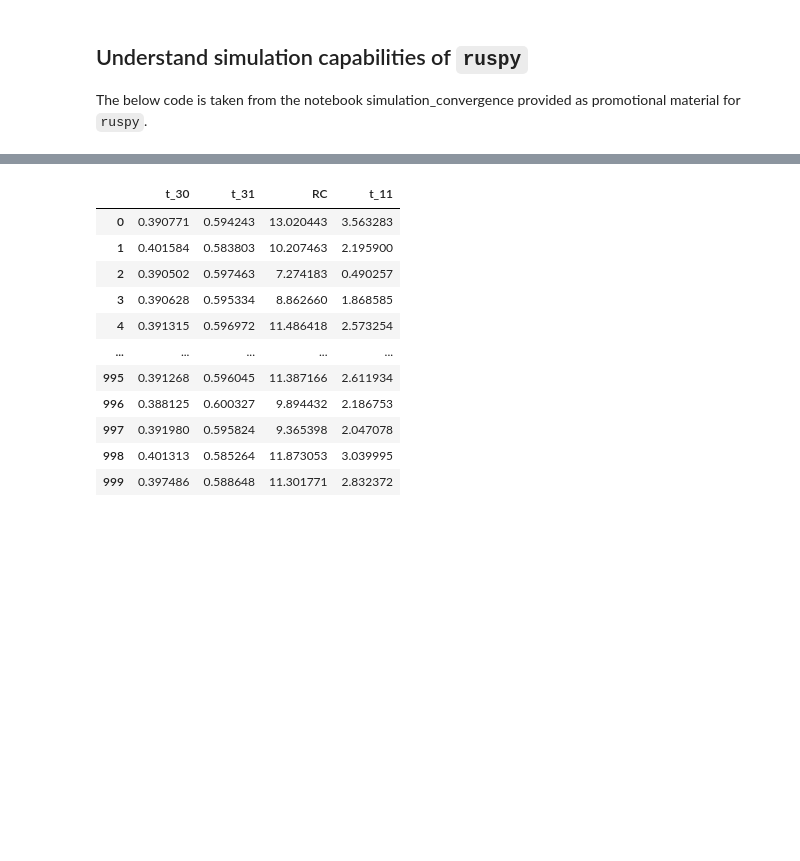
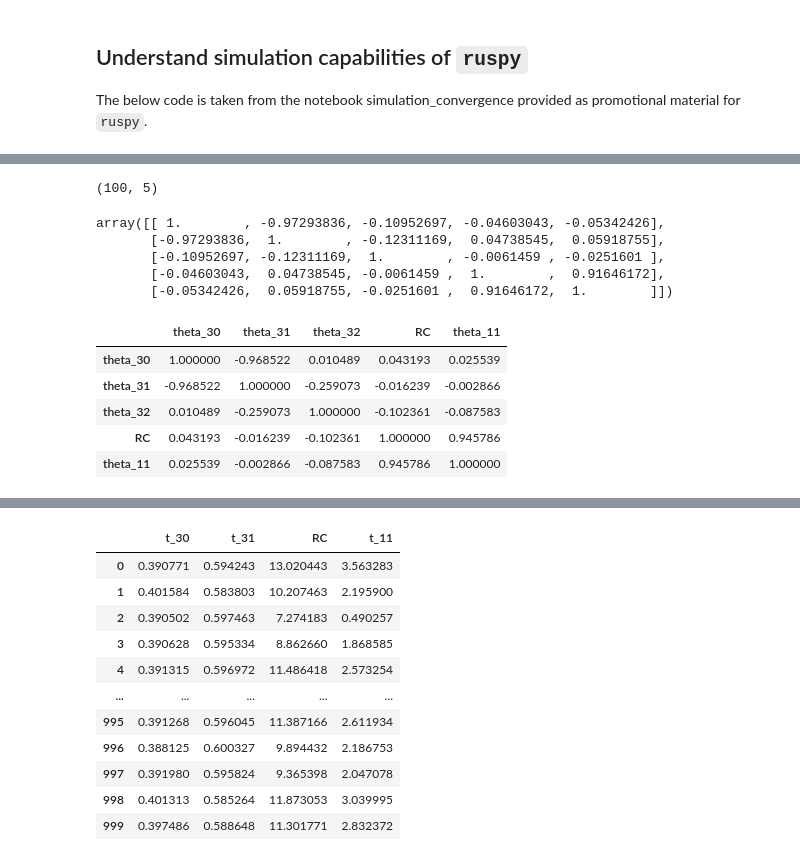
Before and after one commit to bhmueller/thesis, a Jupyter notebook: distribution_structural_parameter_estimates.ipynb, the cells around one changed output, grey strips where cells are left out. Drawn from its saved outputs; the diff is of its cells as text; code cells hidden in the pictures; blank space fills up the shorter version.

```diff
--- a/distribution_structural_parameter_estimates.ipynb
+++ b/distribution_structural_parameter_estimates.ipynb
@@ -97,0 +103,24 @@ Wall time: 4min 16s
+# %%
+parameter_estimates.shape
+# %% [output]
+(100, 5)
+# %%
+# Are theta_32 and the other variables in theta correlated?
+np.corrcoef(parameter_estimates.T)
+# %% [output]
+array([[ 1.        , -0.97293836, -0.10952697, -0.04603043, -0.05342426],
+       [-0.97293836,  1.        , -0.12311169,  0.04738545,  0.05918755],
+       [-0.10952697, -0.12311169,  1.        , -0.0061459 , -0.0251601 ],
+       [-0.04603043,  0.04738545, -0.0061459 ,  1.        ,  0.91646172],
+       [-0.05342426,  0.05918755, -0.0251601 ,  0.91646172,  1.        ]])
+# %%
+pd.DataFrame(data=np.corrcoef(parameter_estimates.T),
+             columns=['theta_30', 'theta_31', 'theta_32', 'RC', 'theta_11'],
+             index=['theta_30', 'theta_31', 'theta_32', 'RC', 'theta_11'])
+# %% [output]
+|  | theta_30 | theta_31 | theta_32 | RC | theta_11 |
+| theta_30 | 1.000000 | -0.968522 | 0.010489 | 0.043193 | 0.025539 |
+| theta_31 | -0.968522 | 1.000000 | -0.259073 | -0.016239 | -0.002866 |
+| theta_32 | 0.010489 | -0.259073 | 1.000000 | -0.102361 | -0.087583 |
+| RC | 0.043193 | -0.016239 | -0.102361 | 1.000000 | 0.945786 |
+| theta_11 | 0.025539 | -0.002866 | -0.087583 | 0.945786 | 1.000000 |
```
Also changed, not shown: parts of 20 cells of this notebook.
